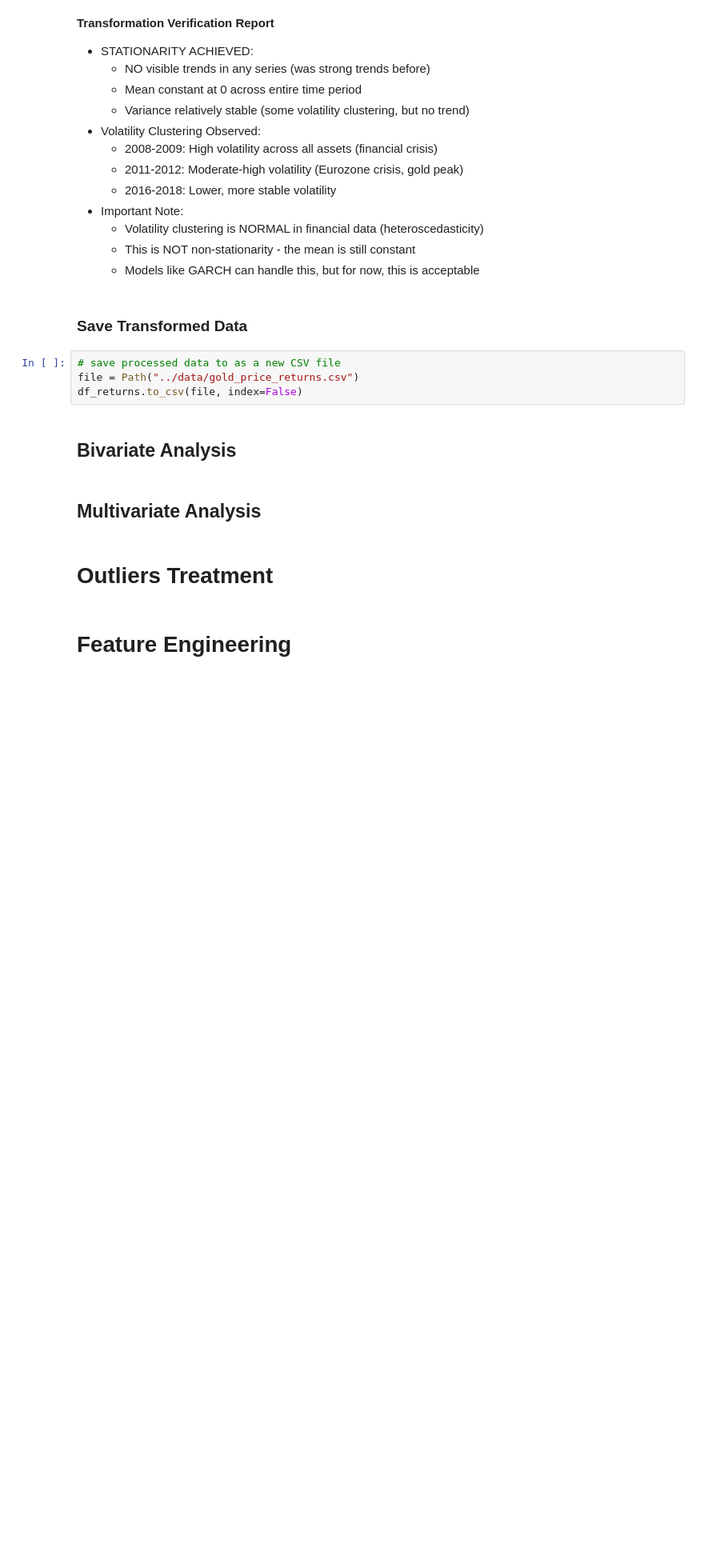
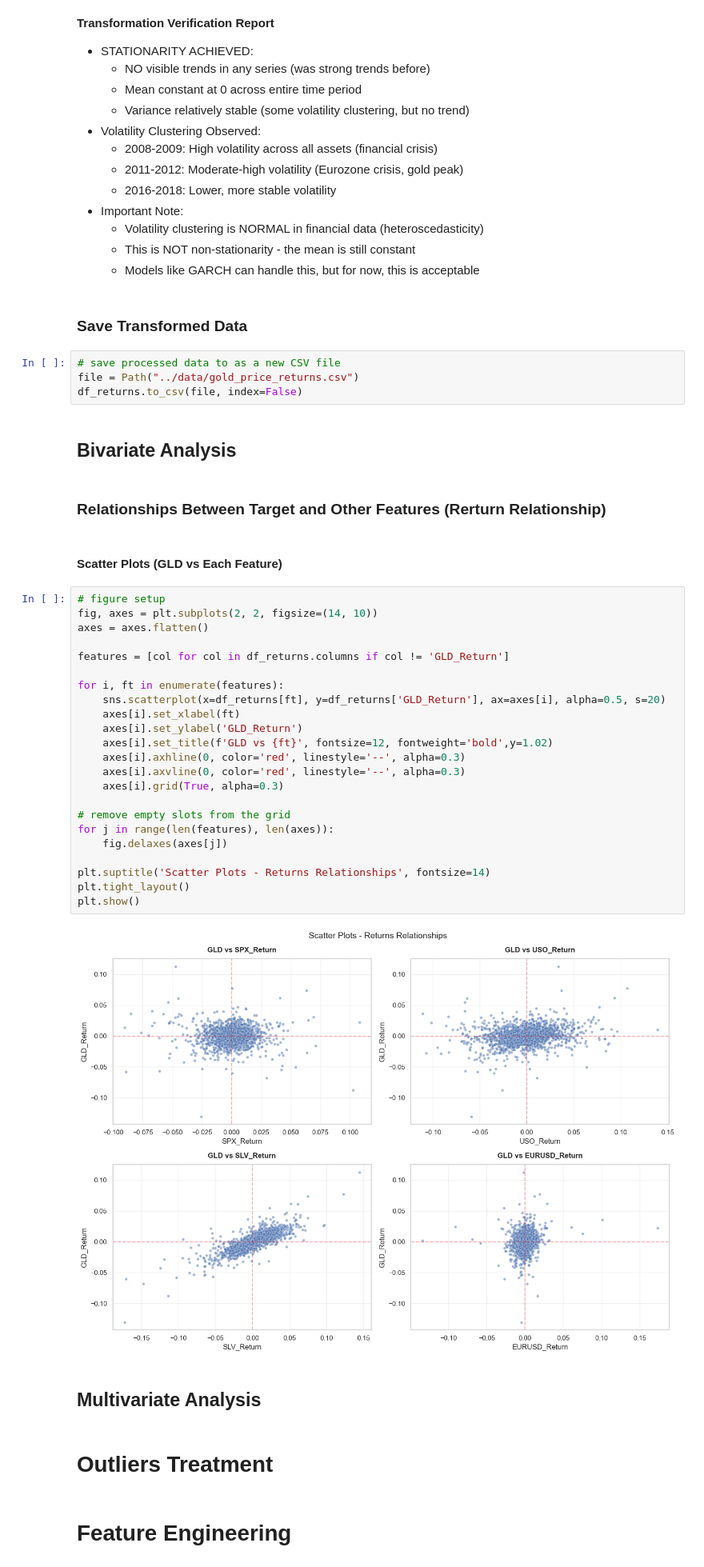
Before and after one commit to tshihab07/gold-price-forecasting, a Jupyter notebook: notebookes/dataPreprocessing.ipynb, the cells around one changed output. Shown at 80% size. Cells and saved outputs as stored; diff of their text form; blank space fills up the shorter version.

Commit message:
chore(Bivariate Analysis): implement GLD vs other feature relationship using scatterplot

```diff
--- a/notebookes/dataPreprocessing.ipynb
+++ b/notebookes/dataPreprocessing.ipynb
@@ -690,6 +690,35 @@ file = Path("../data/gold_price_returns.csv")
 df_returns.to_csv(file, index=False)
 # %% [markdown]
 ## **Bivariate Analysis**
+# %% [markdown]
+### **Relationships Between Target and Other Features (Rerturn Relationship)**
+# %% [markdown]
+#### **Scatter Plots (GLD vs Each Feature)**
+# %%
+# figure setup
+fig, axes = plt.subplots(2, 2, figsize=(14, 10))
+axes = axes.flatten()
+
+features = [col for col in df_returns.columns if col != 'GLD_Return']
+
+for i, ft in enumerate(features):
+    sns.scatterplot(x=df_returns[ft], y=df_returns['GLD_Return'], ax=axes[i], alpha=0.5, s=20)
+    axes[i].set_xlabel(ft)
+    axes[i].set_ylabel('GLD_Return')
+    axes[i].set_title(f'GLD vs {ft}', fontsize=12, fontweight='bold',y=1.02)
+    axes[i].axhline(0, color='red', linestyle='--', alpha=0.3)
+    axes[i].axvline(0, color='red', linestyle='--', alpha=0.3)
+    axes[i].grid(True, alpha=0.3)
+
+# remove empty slots from the grid
+for j in range(len(features), len(axes)):
+    fig.delaxes(axes[j])
+
+plt.suptitle('Scatter Plots - Returns Relationships', fontsize=14)
+plt.tight_layout()
+plt.show()
+# %% [output]
+[figure, added]
 # %% [markdown]
 ## **Multivariate Analysis**
 # %% [markdown]
```
